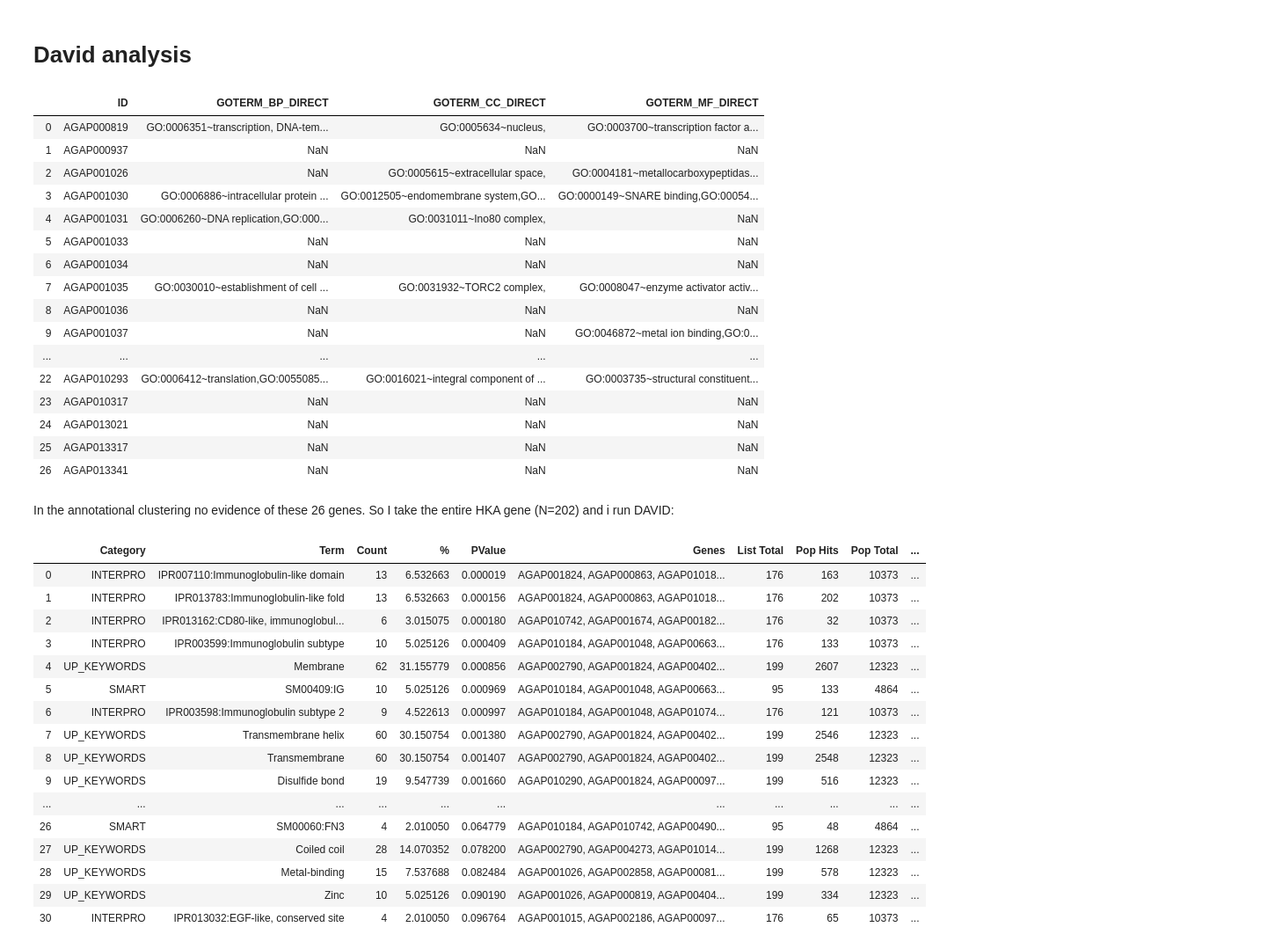
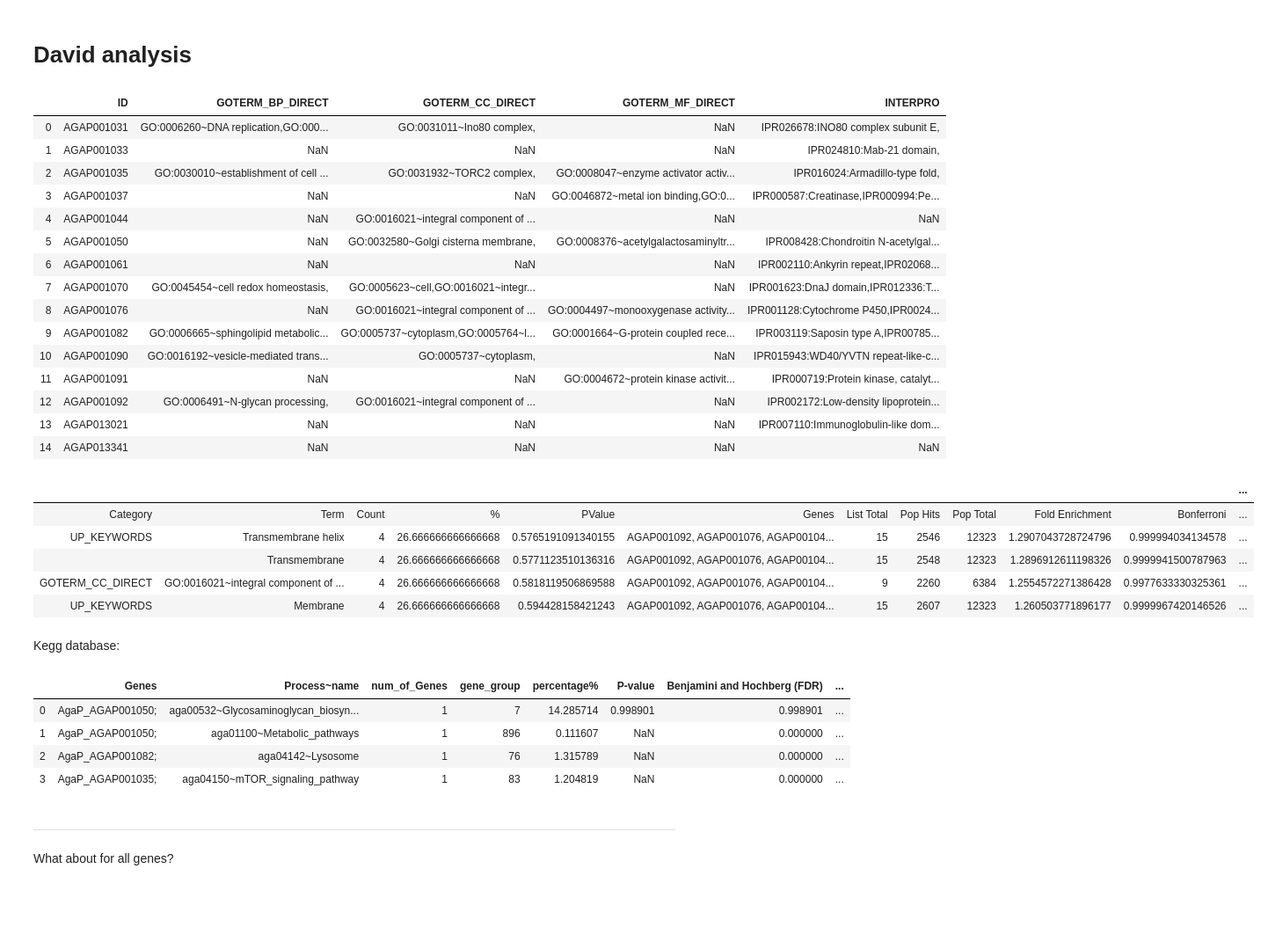
Before and after one commit to randomxsk8/notebooks, a Jupyter notebook: 10152019_Fst_hka_genes.ipynb, the cells around one changed output. Shown at 88% size. Cells and saved outputs as stored; diff of their text form; code cells hidden in the pictures; blank space fills up the shorter version.

```diff
--- a/10152019_Fst_hka_genes.ipynb
+++ b/10152019_Fst_hka_genes.ipynb
@@ -404,49 +455,49 @@ panther
 # %%
-pandas.set_option('display.max_colwidth', 80)
+pandas.set_option('display.max_colwidth', 800)
 # %% [markdown]
 # David analysis
 # %%
-david = pd.read_csv('tables/davi_top_27', delimiter='\t', usecols=[0,4,5,6])
+david = pd.read_csv('data/david_15.txt', delimiter='\t', usecols=[0,4,5,6,7])
 david
 # %% [output]
-|  | ID | GOTERM_BP_DIRECT | GOTERM_CC_DIRECT | GOTERM_MF_DIRECT |
-| 0 | AGAP000819 | GO:0006351~transcription, DNA-tem... | GO:0005634~nucleus, | GO:0003700~transcription factor a... |
-| 1 | AGAP000937 | NaN | NaN | NaN |
-| 2 | AGAP001026 | NaN | GO:0005615~extracellular space, | GO:0004181~metallocarboxypeptidas... |
-| 3 | AGAP001030 | GO:0006886~intracellular protein ... | GO:0012505~endomembrane system,GO... | GO:0000149~SNARE binding,GO:00054... |
-| 4 | AGAP001031 | GO:0006260~DNA replication,GO:000... | GO:0031011~Ino80 complex, | NaN |
-| 5 | AGAP001033 | NaN | NaN | NaN |
-| 6 | AGAP001034 | NaN | NaN | NaN |
-| 7 | AGAP001035 | GO:0030010~establishment of cell ... | GO:0031932~TORC2 complex, | GO:0008047~enzyme activator activ... |
-| 8 | AGAP001036 | NaN | NaN | NaN |
-| 9 | AGAP001037 | NaN | NaN | GO:0046872~metal ion binding,GO:0... |
-| ... | ... | ... | ... | ... |
-| 22 | AGAP010293 | GO:0006412~translation,GO:0055085... | GO:0016021~integral component of ... | GO:0003735~structural constituent... |
-| 23 | AGAP010317 | NaN | NaN | NaN |
-| 24 | AGAP013021 | NaN | NaN | NaN |
-| 25 | AGAP013317 | NaN | NaN | NaN |
-| 26 | AGAP013341 | NaN | NaN | NaN |
+|  | ID | GOTERM_BP_DIRECT | GOTERM_CC_DIRECT | GOTERM_MF_DIRECT | INTERPRO |
+| 0 | AGAP001031 | GO:0006260~DNA replication,GO:000... | GO:0031011~Ino80 complex, | NaN | IPR026678:INO80 complex subunit E, |
+| 1 | AGAP001033 | NaN | NaN | NaN | IPR024810:Mab-21 domain, |
+| 2 | AGAP001035 | GO:0030010~establishment of cell ... | GO:0031932~TORC2 complex, | GO:0008047~enzyme activator activ... | IPR016024:Armadillo-type fold, |
+| 3 | AGAP001037 | NaN | NaN | GO:0046872~metal ion binding,GO:0... | IPR000587:Creatinase,IPR000994:Pe... |
+| 4 | AGAP001044 | NaN | GO:0016021~integral component of ... | NaN | NaN |
+| 5 | AGAP001050 | NaN | GO:0032580~Golgi cisterna membrane, | GO:0008376~acetylgalactosaminyltr... | IPR008428:Chondroitin N-acetylgal... |
+| 6 | AGAP001061 | NaN | NaN | NaN | IPR002110:Ankyrin repeat,IPR02068... |
+| 7 | AGAP001070 | GO:0045454~cell redox homeostasis, | GO:0005623~cell,GO:0016021~integr... | NaN | IPR001623:DnaJ domain,IPR012336:T... |
+| 8 | AGAP001076 | NaN | GO:0016021~integral component of ... | GO:0004497~monooxygenase activity... | IPR001128:Cytochrome P450,IPR0024... |
+| 9 | AGAP001082 | GO:0006665~sphingolipid metabolic... | GO:0005737~cytoplasm,GO:0005764~l... | GO:0001664~G-protein coupled rece... | IPR003119:Saposin type A,IPR00785... |
+| 10 | AGAP001090 | GO:0016192~vesicle-mediated trans... | GO:0005737~cytoplasm, | NaN | IPR015943:WD40/YVTN repeat-like-c... |
+| 11 | AGAP001091 | NaN | NaN | GO:0004672~protein kinase activit... | IPR000719:Protein kinase, catalyt... |
+| 12 | AGAP001092 | GO:0006491~N-glycan processing, | GO:0016021~integral component of ... | NaN | IPR002172:Low-density lipoprotein... |
+| 13 | AGAP013021 | NaN | NaN | NaN | IPR007110:Immunoglobulin-like dom... |
+| 14 | AGAP013341 | NaN | NaN | NaN | NaN |
-# %% [markdown]
-In the annotational clustering no evidence of these 26 genes.
-So I take the entire HKA gene (N=202) and i run DAVID:
 # %%
-david_chart = pd.read_csv('data/david_functional_annotation.txt', delimiter='\t')
+david_chart = pd.read_csv('data/david_15_clustering.txt', delimiter='\t')
 david_chart
 # %% [output]
-|  | Category | Term | Count | % | PValue | Genes | List Total | Pop Hits | Pop Total | ... |
-| 0 | INTERPRO | IPR007110:Immunoglobulin-like domain | 13 | 6.532663 | 0.000019 | AGAP001824, AGAP000863, AGAP01018... | 176 | 163 | 10373 | ... |
-| 1 | INTERPRO | IPR013783:Immunoglobulin-like fold | 13 | 6.532663 | 0.000156 | AGAP001824, AGAP000863, AGAP01018... | 176 | 202 | 10373 | ... |
-| 2 | INTERPRO | IPR013162:CD80-like, immunoglobul... | 6 | 3.015075 | 0.000180 | AGAP010742, AGAP001674, AGAP00182... | 176 | 32 | 10373 | ... |
-| 3 | INTERPRO | IPR003599:Immunoglobulin subtype | 10 | 5.025126 | 0.000409 | AGAP010184, AGAP001048, AGAP00663... | 176 | 133 | 10373 | ... |
-| 4 | UP_KEYWORDS | Membrane | 62 | 31.155779 | 0.000856 | AGAP002790, AGAP001824, AGAP00402... | 199 | 2607 | 12323 | ... |
-| 5 | SMART | SM00409:IG | 10 | 5.025126 | 0.000969 | AGAP010184, AGAP001048, AGAP00663... | 95 | 133 | 4864 | ... |
-| 6 | INTERPRO | IPR003598:Immunoglobulin subtype 2 | 9 | 4.522613 | 0.000997 | AGAP010184, AGAP001048, AGAP01074... | 176 | 121 | 10373 | ... |
-| 7 | UP_KEYWORDS | Transmembrane helix | 60 | 30.150754 | 0.001380 | AGAP002790, AGAP001824, AGAP00402... | 199 | 2546 | 12323 | ... |
-| 8 | UP_KEYWORDS | Transmembrane | 60 | 30.150754 | 0.001407 | AGAP002790, AGAP001824, AGAP00402... | 199 | 2548 | 12323 | ... |
-| 9 | UP_KEYWORDS | Disulfide bond | 19 | 9.547739 | 0.001660 | AGAP010290, AGAP001824, AGAP00097... | 199 | 516 | 12323 | ... |
-| ... | ... | ... | ... | ... | ... | ... | ... | ... | ... | ... |
-| 26 | SMART | SM00060:FN3 | 4 | 2.010050 | 0.064779 | AGAP010184, AGAP010742, AGAP00490... | 95 | 48 | 4864 | ... |
-| 27 | UP_KEYWORDS | Coiled coil | 28 | 14.070352 | 0.078200 | AGAP002790, AGAP004273, AGAP01014... | 199 | 1268 | 12323 | ... |
-| 28 | UP_KEYWORDS | Metal-binding | 15 | 7.537688 | 0.082484 | AGAP001026, AGAP002858, AGAP00081... | 199 | 578 | 12323 | ... |
-| 29 | UP_KEYWORDS | Zinc | 10 | 5.025126 | 0.090190 | AGAP001026, AGAP000819, AGAP00404... | 199 | 334 | 12323 | ... |
-| 30 | INTERPRO | IPR013032:EGF-like, conserved site | 4 | 2.010050 | 0.096764 | AGAP001015, AGAP002186, AGAP00097... | 176 | 65 | 10373 | ... |
+|  |  |  |  |  |  |  |  |  |  |  | ... |
+| Category | Term | Count | % | PValue | Genes | List Total | Pop Hits | Pop Total | Fold Enrichment | Bonferroni | ... |
+| UP_KEYWORDS | Transmembrane helix | 4 | 26.666666666666668 | 0.5765191091340155 | AGAP001092, AGAP001076, AGAP00104... | 15 | 2546 | 12323 | 1.2907043728724796 | 0.999994034134578 | ... |
+|  | Transmembrane | 4 | 26.666666666666668 | 0.5771123510136316 | AGAP001092, AGAP001076, AGAP00104... | 15 | 2548 | 12323 | 1.2896912611198326 | 0.9999941500787963 | ... |
+| GOTERM_CC_DIRECT | GO:0016021~integral component of ... | 4 | 26.666666666666668 | 0.5818119506869588 | AGAP001092, AGAP001076, AGAP00104... | 9 | 2260 | 6384 | 1.2554572271386428 | 0.9977633330325361 | ... |
+| UP_KEYWORDS | Membrane | 4 | 26.666666666666668 | 0.594428158421243 | AGAP001092, AGAP001076, AGAP00104... | 15 | 2607 | 12323 | 1.260503771896177 | 0.9999967420146526 | ... |
+# %% [markdown]
+Kegg database:
+# %%
+kegg_15 = pd.read_csv('data/15_KEGG_aga_functional_classification.tsv', delimiter='\t')
+kegg_15
+# %% [output]
+|  | Genes | Process~name | num_of_Genes | gene_group | percentage% | P-value | Benjamini and Hochberg (FDR) | ... |
+| 0 | AgaP_AGAP001050; | aga00532~Glycosaminoglycan_biosyn... | 1 | 7 | 14.285714 | 0.998901 | 0.998901 | ... |
+| 1 | AgaP_AGAP001050; | aga01100~Metabolic_pathways | 1 | 896 | 0.111607 | NaN | 0.000000 | ... |
+| 2 | AgaP_AGAP001082; | aga04142~Lysosome | 1 | 76 | 1.315789 | NaN | 0.000000 | ... |
+| 3 | AgaP_AGAP001035; | aga04150~mTOR_signaling_pathway | 1 | 83 | 1.204819 | NaN | 0.000000 | ... |
+# %% [markdown]
+--------------------------
+# %% [markdown]
+What about for all genes?
```
Also changed, not shown: parts of 26 cells of this notebook, 1 other file.
